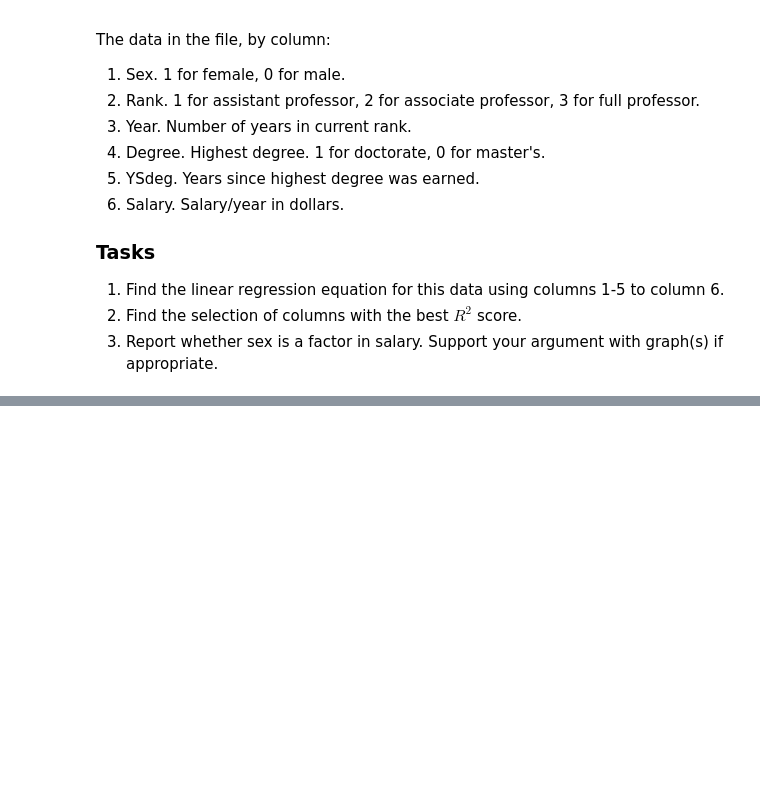
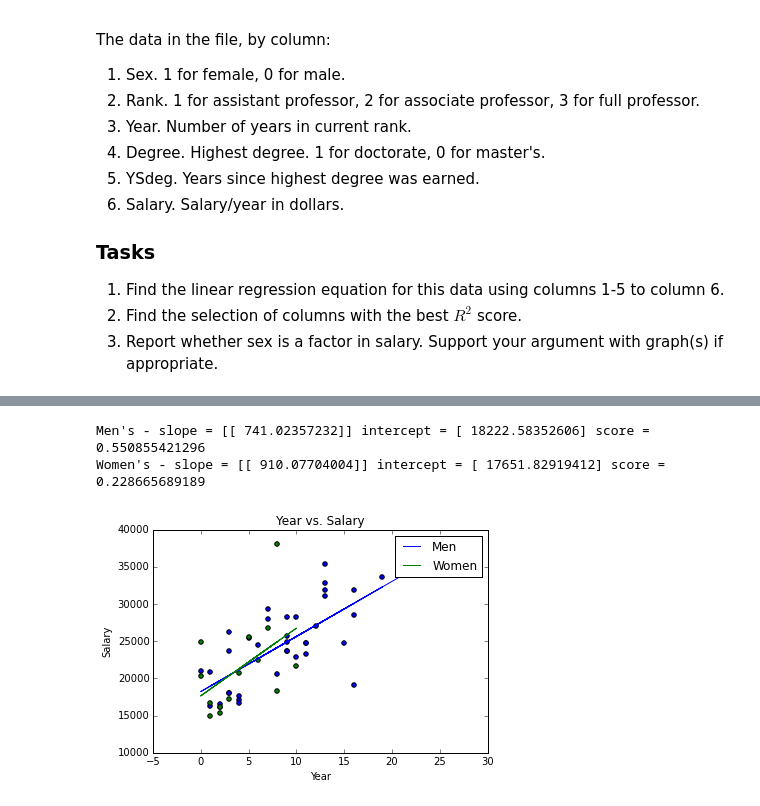
Before and after one commit to JonathanFrederick/linear-regression, a Jupyter notebook: simple-linear-regression.ipynb, the cells around one changed output, grey strips where cells are left out. Saved outputs shown, nothing was run; the diff lists cells and outputs as text; code cells hidden in the pictures; blank space fills up the shorter version.

```diff
--- a/simple-linear-regression.ipynb
+++ b/simple-linear-regression.ipynb
@@ -120,0 +183,6 @@ df = pd.read_fwf("salary.txt", header=None,
+# %%
+graph_mw('Year')
+# %% [output]
+Men's - slope = [[ 741.02357232]] intercept = [ 18222.58352606] score = 0.550855421296
+Women's - slope = [[ 910.07704004]] intercept = [ 17651.82919412] score = 0.228665689189
+[figure, added]
```
Also changed, not shown: parts of 15 cells of this notebook.
